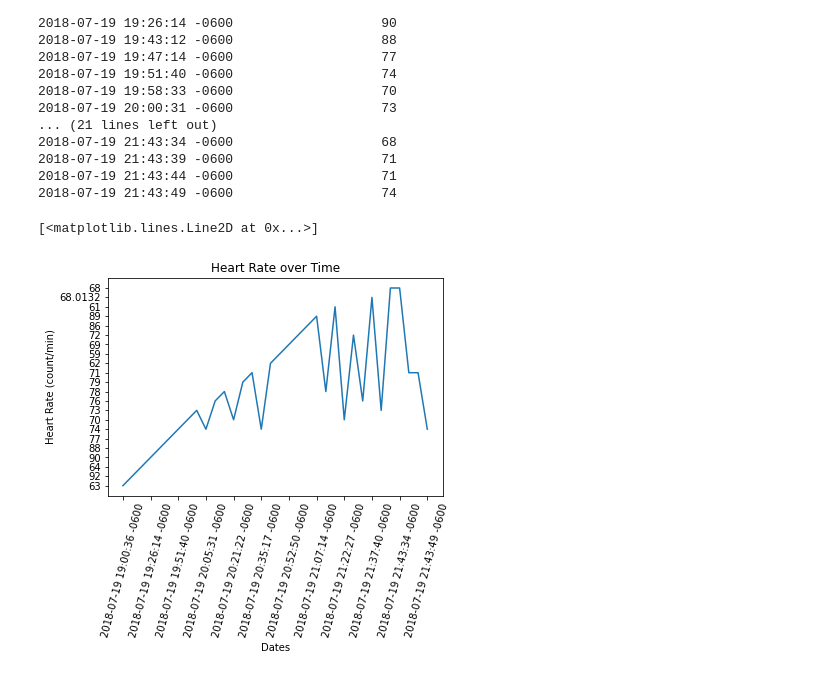
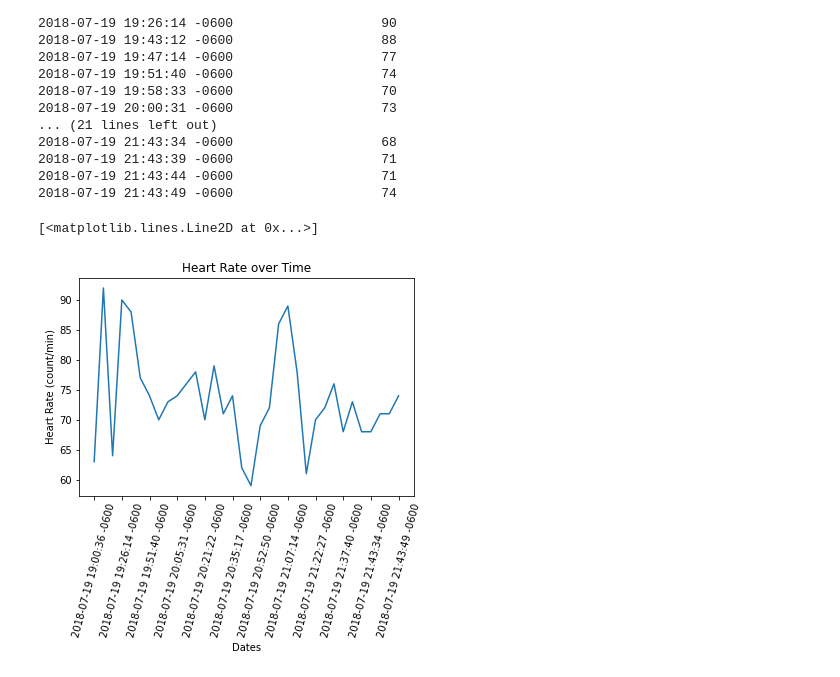
Before and after one commit to Physics-Comp/Health_Tracker, a Jupyter notebook: Health_API_Notebook/Health_API_Demo.ipynb, the cells around one changed output. Cells and saved outputs as stored; diff of their text form; code cells hidden in the pictures.

Commit message:
Y data previously type string and coverted to type float https://github.com/Physics-Comp/Health_Tracker/issues/1

```diff
--- a/Health_API_Notebook/Health_API_Demo.ipynb
+++ b/Health_API_Notebook/Health_API_Demo.ipynb
@@ -44,12 +44,12 @@ Date
 # %%
 #Graph health data (Use the matplot lib documentation to edit the following graph)
 plt.xticks(np.arange(0, len(data)+1, 3), rotation = 75)
 plt.title('Heart Rate over Time')
 plt.xlabel('Dates')
 plt.ylabel('Heart Rate (count/min)')
 x = data.index
-y = data['Heart Rate:count/min']
+y = data['Heart Rate:count/min'].apply(pd.to_numeric)
 plt.plot(x,y)
 # %% [output]
 [<matplotlib.lines.Line2D at 0x...>]
-[figure, old version]
+[figure, new version]
```
Also changed, not shown: parts of 1 cell of this notebook.
